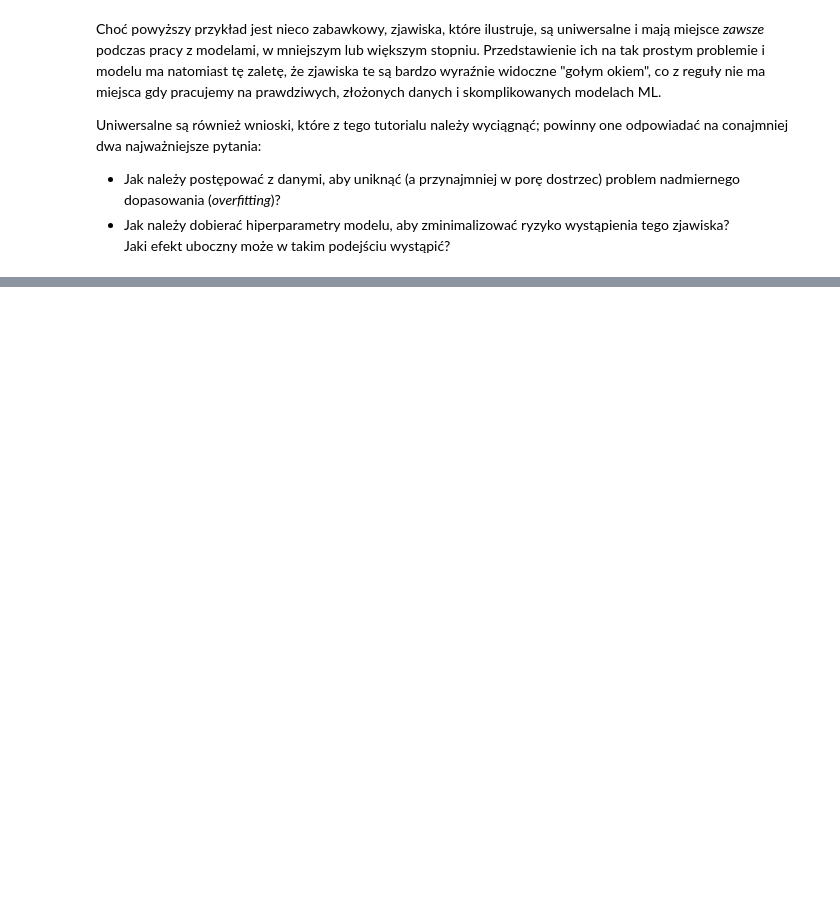
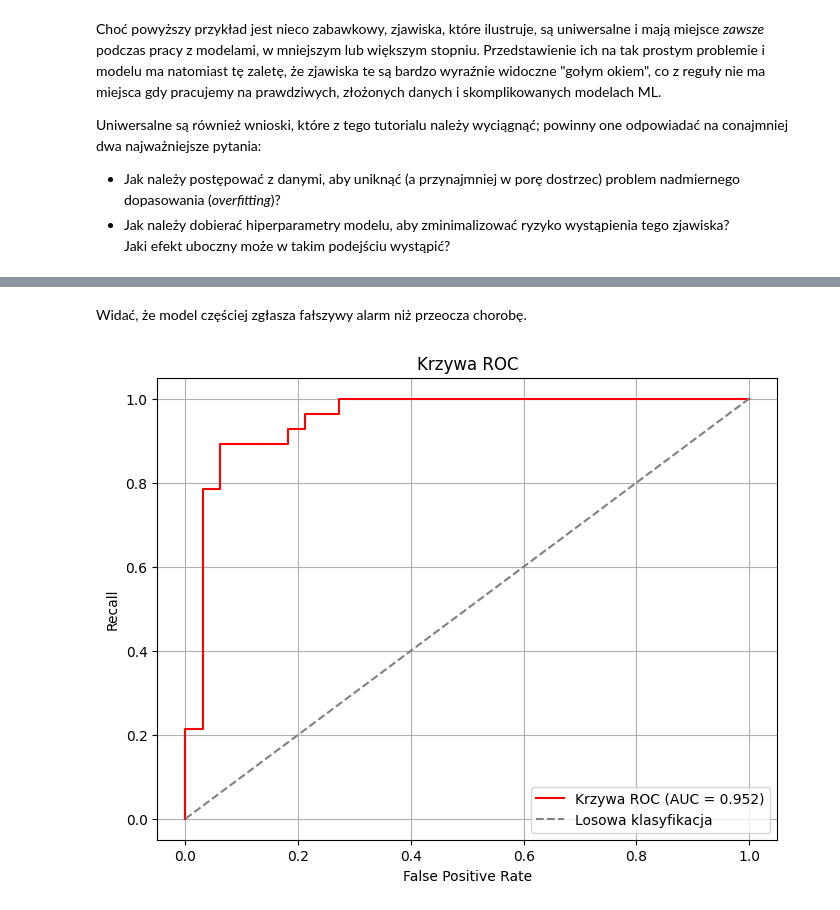
Before and after one commit to Zajecia-na-PWr-LR/lista-3-MateuszOlech-2, a Jupyter notebook: UM_inz_L3_tutorial.ipynb, the cells around one changed output, grey strips where cells are left out. Cells and saved outputs as stored; diff of their text form; code cells hidden in the pictures; blank space fills up the shorter version.

```diff
--- a/UM_inz_L3_tutorial.ipynb
+++ b/UM_inz_L3_tutorial.ipynb
@@ -179,0 +384,19 @@ Jaki efekt uboczny może w takim podejściu wystąpić?
+# %% [markdown]
+Widać, że model częściej zgłasza fałszywy alarm niż przeocza chorobę.
+# %%
+# krzywa ROC
+fpr, tpr, thresholds = roc_curve(y_test, y_pred_proba)
+
+auc_score = roc_auc_score(y_test, y_pred_proba)
+
+plt.figure(figsize=(8, 6))
+plt.plot(fpr, tpr, color='red', label=f"Krzywa ROC (AUC = {auc_score:.3f})")
+plt.plot([0, 1], [0, 1], color='gray', linestyle='--', label="Losowa klasyfikacja")
+plt.xlabel('False Positive Rate')
+plt.ylabel('Recall')
+plt.title("Krzywa ROC")
+plt.legend()
+plt.grid(True)
+plt.show()
+# %% [output]
+[figure, added]
```
Also changed, not shown: parts of 32 cells of this notebook.
